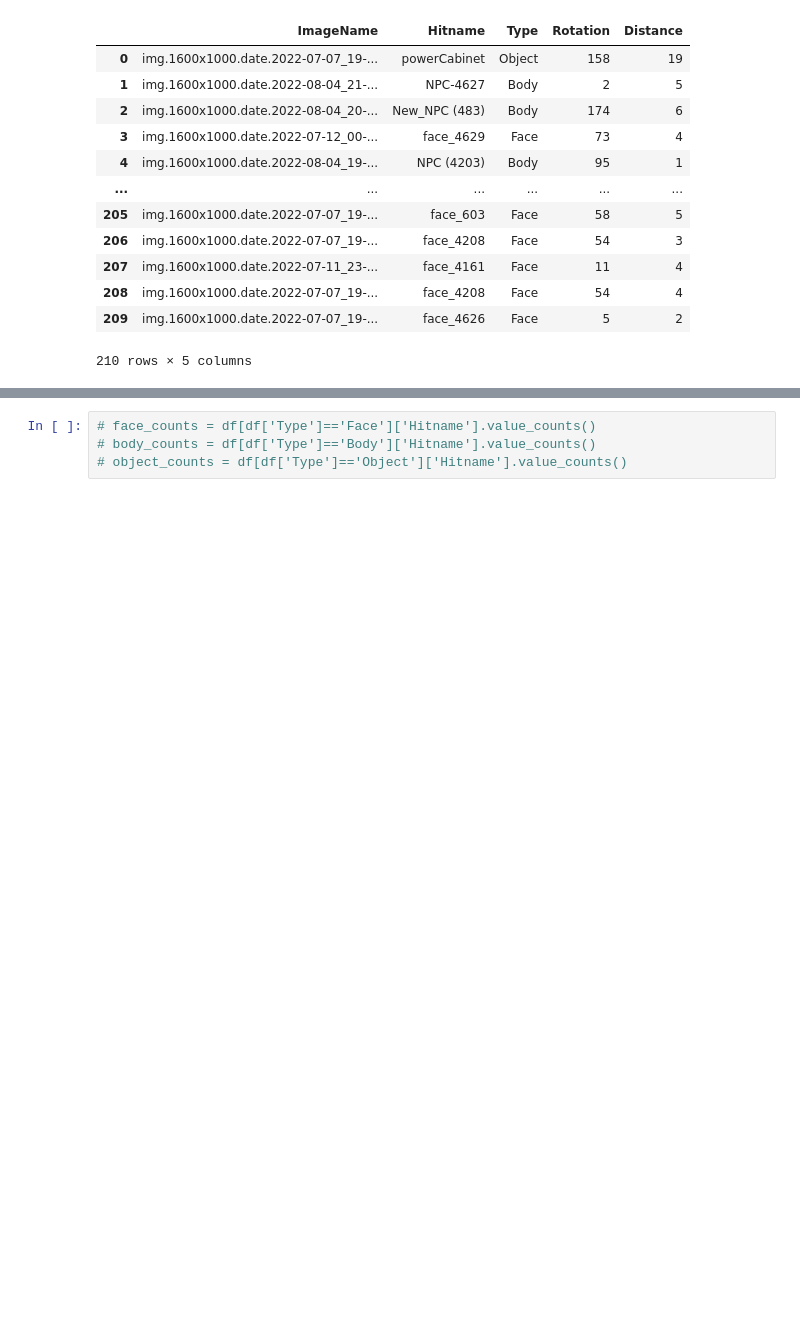
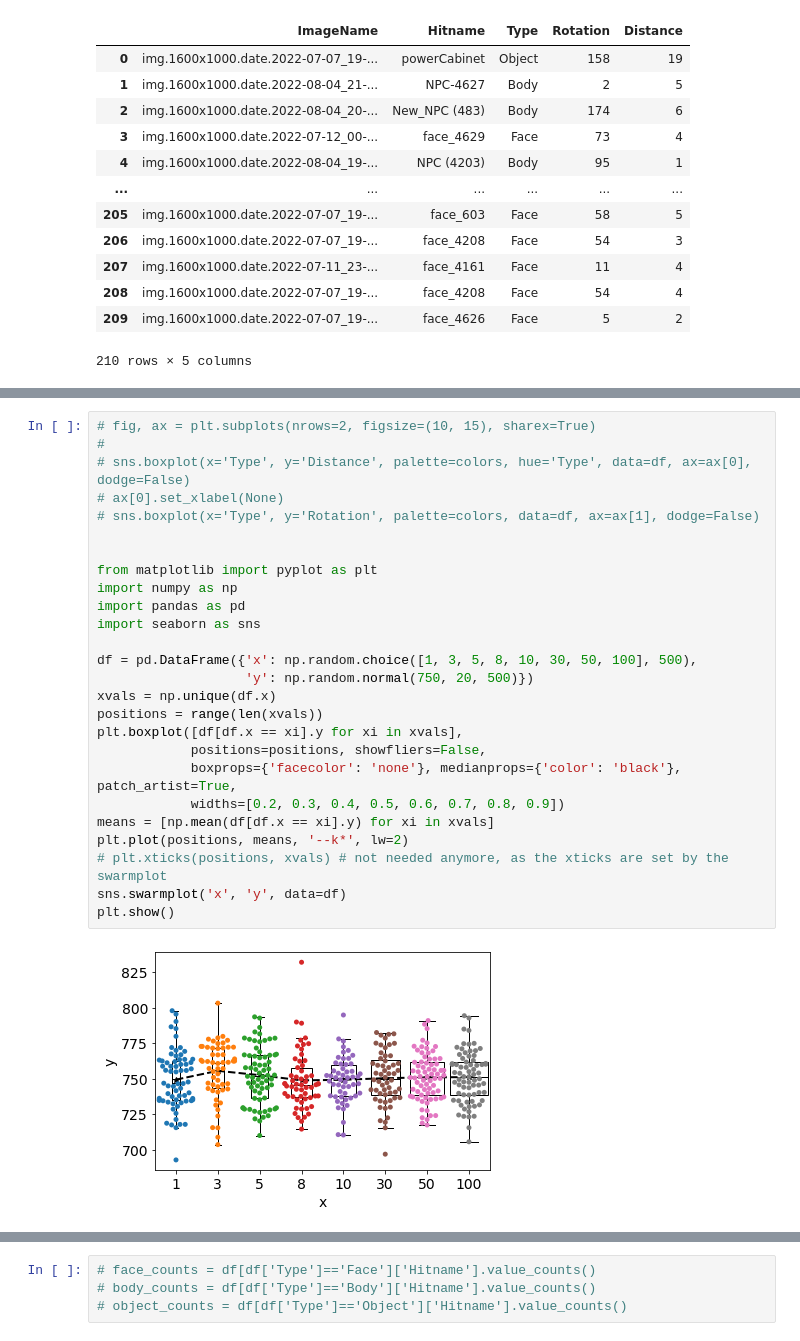
Before and after one commit to JohnMadrid/screenshots_processing, a Jupyter notebook: images_processing.ipynb, the cells around one changed output, grey strips where cells are left out. Drawn from its saved outputs; the diff is of its cells as text; blank space fills up the shorter version.

```diff
--- a/images_processing.ipynb
+++ b/images_processing.ipynb
@@ -210,0 +221,28 @@ plt.savefig("data/images_statistics/" + "distances_rotations" + ".pdf", format='
+# %%
+# fig, ax = plt.subplots(nrows=2, figsize=(10, 15), sharex=True)
+#
+# sns.boxplot(x='Type', y='Distance', palette=colors, hue='Type', data=df, ax=ax[0], dodge=False)
+# ax[0].set_xlabel(None)
+# sns.boxplot(x='Type', y='Rotation', palette=colors, data=df, ax=ax[1], dodge=False)
+
+
+from matplotlib import pyplot as plt
+import numpy as np
+import pandas as pd
+import seaborn as sns
+
+df = pd.DataFrame({'x': np.random.choice([1, 3, 5, 8, 10, 30, 50, 100], 500),
+                   'y': np.random.normal(750, 20, 500)})
+xvals = np.unique(df.x)
+positions = range(len(xvals))
+plt.boxplot([df[df.x == xi].y for xi in xvals],
+            positions=positions, showfliers=False,
+            boxprops={'facecolor': 'none'}, medianprops={'color': 'black'}, patch_artist=True,
+            widths=[0.2, 0.3, 0.4, 0.5, 0.6, 0.7, 0.8, 0.9])
+means = [np.mean(df[df.x == xi].y) for xi in xvals]
+plt.plot(positions, means, '--k*', lw=2)
+# plt.xticks(positions, xvals) # not needed anymore, as the xticks are set by the swarmplot
+sns.swarmplot('x', 'y', data=df)
+plt.show()
+# %% [output]
+[figure, added]
```
Also changed, not shown: parts of 8 cells of this notebook, 2 other files.
